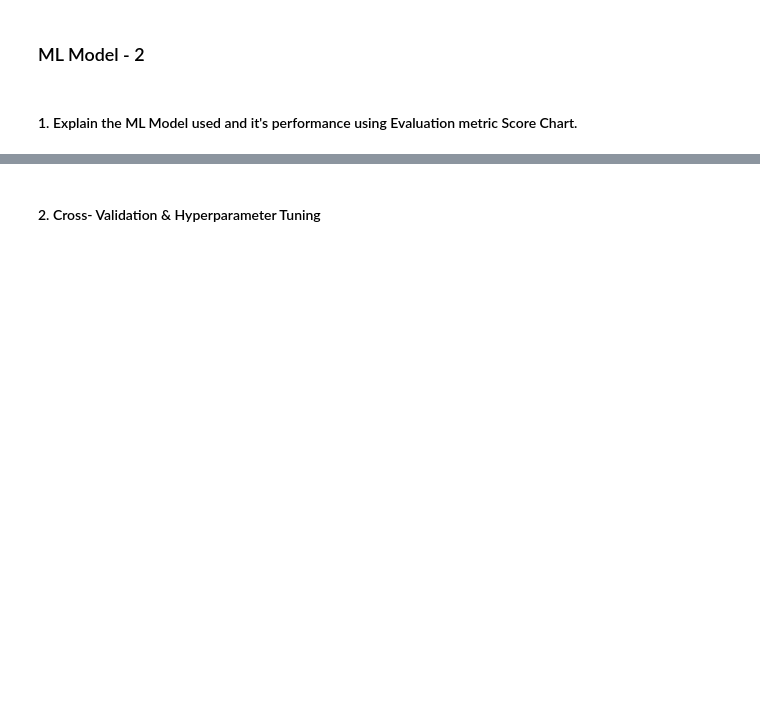
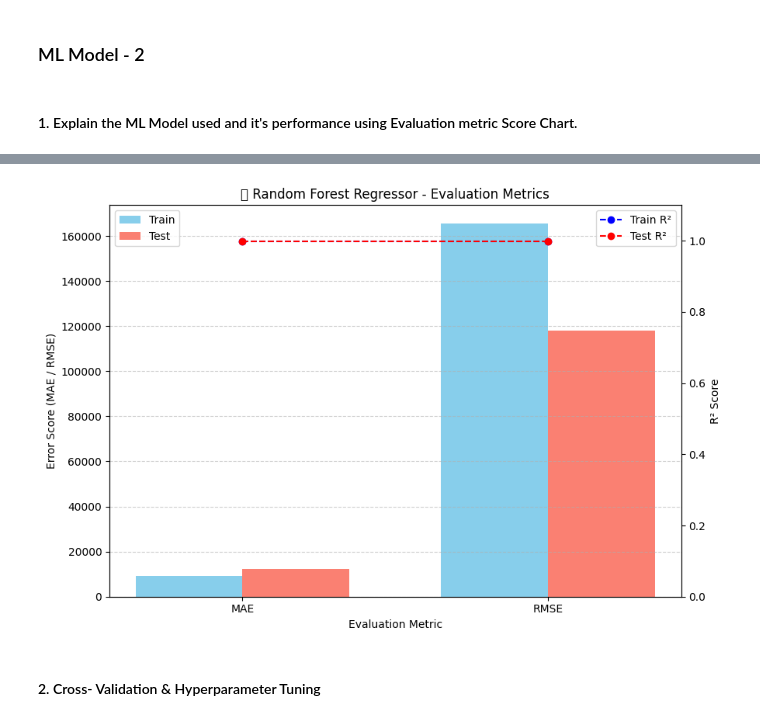
Before and after one commit to drishtigoel083/TedTalksPredictionModel, a Jupyter notebook: Ted_Talk_Views_Prediction.ipynb, the cells around one changed output, grey strips where cells are left out. Drawn from its saved outputs; the diff is of its cells as text; code cells hidden in the pictures; blank space fills up the shorter version.

```diff
--- a/Ted_Talk_Views_Prediction.ipynb
+++ b/Ted_Talk_Views_Prediction.ipynb
@@ -1034,0 +792,3 @@ df['speaker_avg_views'] = df['speaker_1_encoded'].map(speaker_avg_views)
+# %%
+#dropping event columns
+df.drop(columns=[col for col in df.columns if 'event_' in col], inplace=True)
@@ -1072,0 +813,4 @@ Answer Here.
+# %%
+#separating the dependent and independent variables
+y=df['views']
+X=df.drop(columns='views')
@@ -1073,2 +837,8 @@ Answer Here.
 # %%
 # Split your data to train and test. Choose Splitting ratio wisely.
+from sklearn.model_selection import train_test_split
+X_train, X_test, y_train, y_test = train_test_split(
+    X, y,
+    test_size=0.2,       # 20% test, 80% train
+    random_state=42      # ensures reproducibility
+)
@@ -1090,0 +915,6 @@ Answer Here.
+# %%
+# Convert object-based one-hot columns to int (0/1)
+lang_cols = [col for col in X_train.columns if 'native_lang' in col]
+
+X_train[lang_cols] = X_train[lang_cols].astype(int)
+X_test[lang_cols] = X_test[lang_cols].astype(int)
@@ -1128,2 +1115,49 @@ Answer Here.
+# %%
+import matplotlib.pyplot as plt
+import numpy as np
+
+# Metrics
+metrics = ['MAE', 'RMSE']
+train_scores = [mae_train, rmse_train]
+test_scores = [mae_test, rmse_test]
+
+# R² scores
+train_r2 = r2_train
+test_r2 = r2_test
+
+x = np.arange(len(metrics))  # [0, 1]
+width = 0.35
+
+# Create figure and axis
+fig, ax1 = plt.subplots(figsize=(9, 6))
+
+# Plot MAE and RMSE
+bars1 = ax1.bar(x - width/2, train_scores, width, label='Train', color='skyblue')
+bars2 = ax1.bar(x + width/2, test_scores, width, label='Test', color='salmon')
+
+ax1.set_xlabel('Evaluation Metric')
+ax1.set_ylabel('Error Score (MAE / RMSE)')
+ax1.set_xticks(x)
+ax1.set_xticklabels(metrics)
+ax1.legend(loc='upper left')
+ax1.set_title('📊 Random Forest Regressor - Evaluation Metrics')
+
+# Add grid to left axis
+ax1.grid(axis='y', linestyle='--', alpha=0.6)
+
+# Create second y-axis for R² Score
+ax2 = ax1.twinx()
+ax2.plot(x, [train_r2]*2, label='Train R²', color='blue', linestyle='--', marker='o')
+ax2.plot(x, [test_r2]*2, label='Test R²', color='red', linestyle='--', marker='o')
+ax2.set_ylabel('R² Score')
+ax2.set_ylim(0, 1.1)  # R² is usually between 0 and 1
+
+# Add legends
+ax2.legend(loc='upper right')
+
+plt.tight_layout()
+plt.show()
+# %% [output]
+[figure, added]
 # %% [markdown]
 #### 2. Cross- Validation & Hyperparameter Tuning
```
Also changed, not shown: parts of 207 cells of this notebook.
